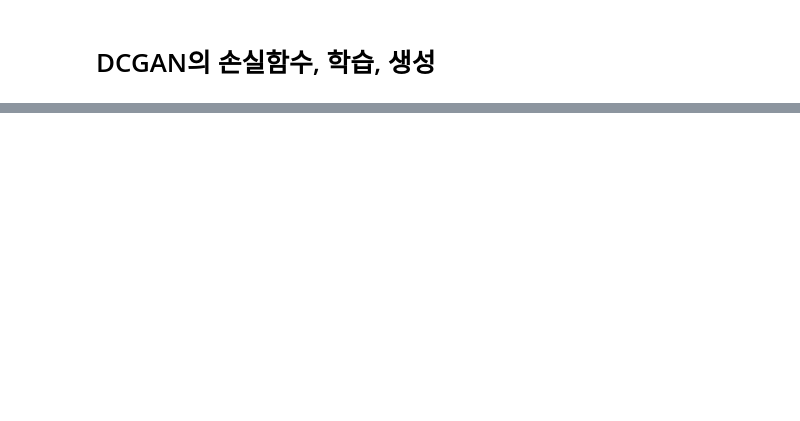
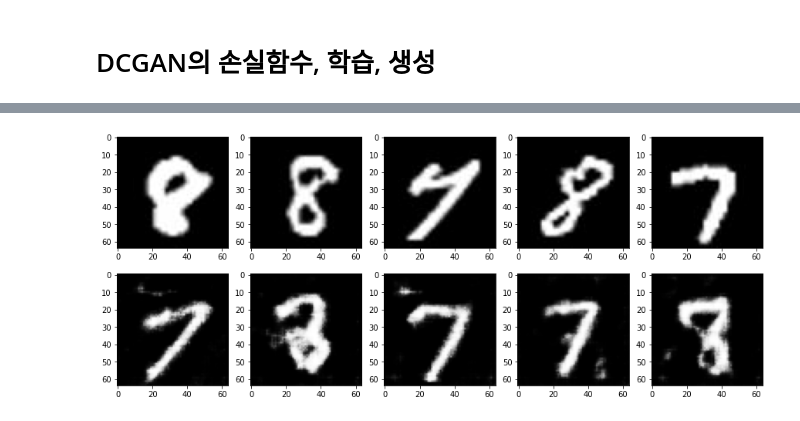
Before and after one commit to George-Polya/pytorch-advacned, a Jupyter notebook: 5_gan_generation/DCGAN.ipynb, the cells around one changed output, grey strips where cells are left out. Cells and saved outputs as stored; diff of their text form; code cells hidden in the pictures; blank space fills up the shorter version.

```diff
--- a/5_gan_generation/DCGAN.ipynb
+++ b/5_gan_generation/DCGAN.ipynb
@@ -133,0 +166,7 @@ tensor([[[[0.5014]]]], grad_fn=<SigmoidBackward>)
+# %%
+input_z = torch.randn(mini_batch_size, 20)
+input_z = input_z.view(input_z.size(0), input_z.size(1), 1, 1)
+fake_images = G(input_z)
+d_out_fake = D(fake_images)
+
+g_loss = criterion(d_out_fake.view(-1), label_real)
@@ -133,0 +386,3 @@ tensor([[[[0.5014]]]], grad_fn=<SigmoidBackward>)
+# %%
+num_epochs = 200
+G_update, D_update = train_model(G,D,dataloader=train_dataloader, num_epochs=num_epochs)
@@ -133,0 +407,24 @@ tensor([[[[0.5014]]]], grad_fn=<SigmoidBackward>)
+# %%
+device = torch.device("cuda:0" if torch.cuda.is_available() else "cpu")
+
+batch_size = 32
+z_dim = 20
+
+fixed_z = torch.randn(batch_size, z_dim)
+fixed_z = fixed_z.view(fixed_z.size(0), fixed_z.size(1), 1, 1)
+
+G_update.eval()
+fake_images = G_update(fixed_z.to(device))
+
+batch_iterator = iter(train_dataloader)
+imges = next(batch_iterator)
+
+fig = plt.figure(figsize=(15,6))
+for i in range(0,5):
+    plt.subplot(2, 5, i+1)
+    plt.imshow(imges[i][0].cpu().detach().numpy(), 'gray')
+
+    plt.subplot(2, 5, 5+i+1)
+    plt.imshow(fake_images[i][0].cpu().detach().numpy(), 'gray')
+# %% [output]
+[figure, added]
```
Also changed, not shown: parts of 13 cells of this notebook.
